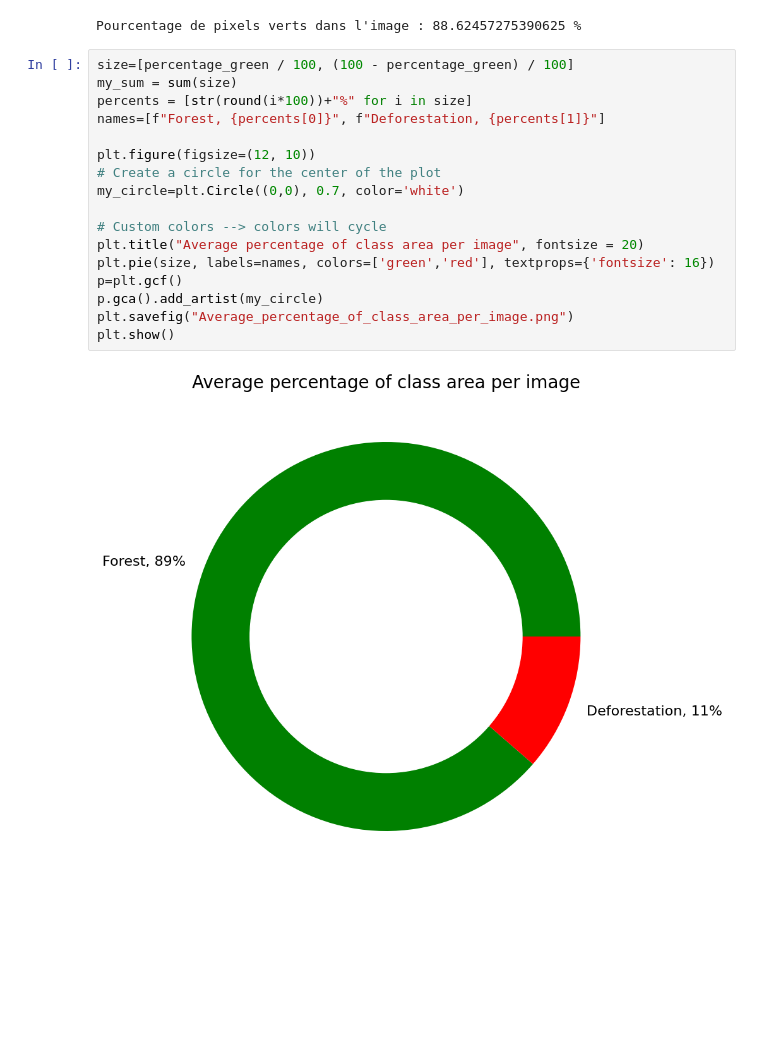
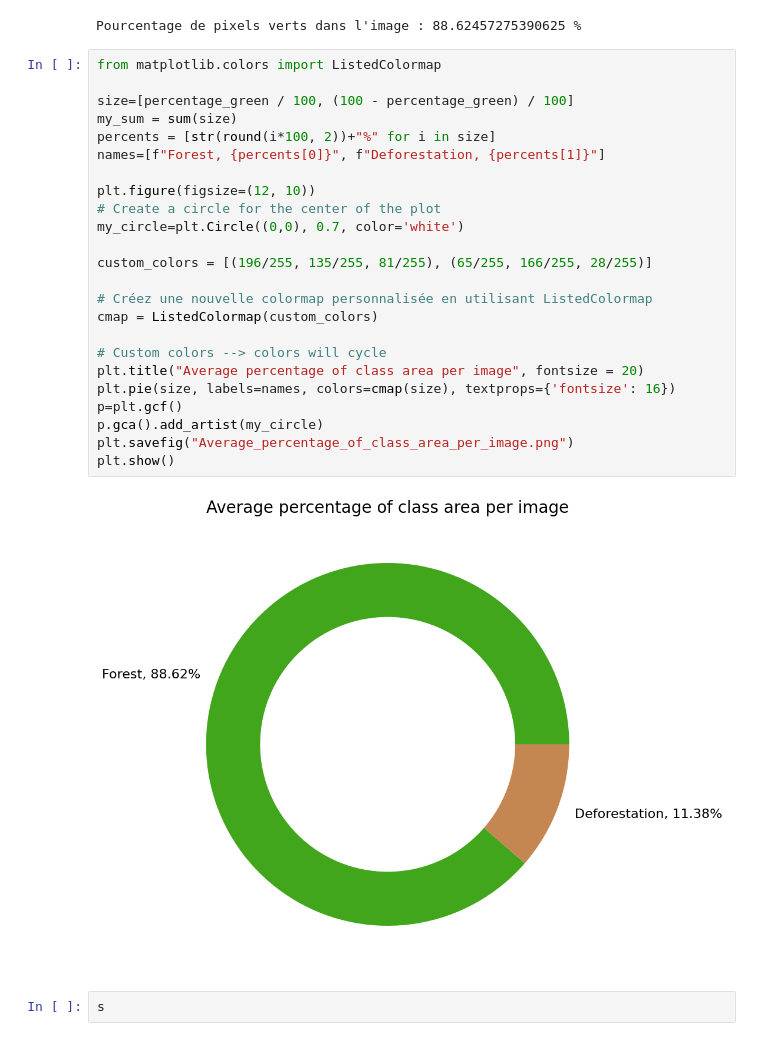
Before and after one commit to lassana99/EcoVision_PAS_2023, a Jupyter notebook: models/model_v1.ipynb, the cells around one changed output. Saved outputs shown, nothing was run; the diff lists cells and outputs as text; blank space fills up the shorter version.

```diff
--- a/models/model_v1.ipynb
+++ b/models/model_v1.ipynb
@@ -724,21 +724,30 @@ print("Pourcentage de pixels verts dans l'image :", percentage_green, "%")
 # %% [output]
 Pourcentage de pixels verts dans l'image : 88.62457275390625 %
 # %%
+from matplotlib.colors import ListedColormap
+
 size=[percentage_green / 100, (100 - percentage_green) / 100]
 my_sum = sum(size)
-percents = [str(round(i*100))+"%" for i in size]
+percents = [str(round(i*100, 2))+"%" for i in size]
 names=[f"Forest, {percents[0]}", f"Deforestation, {percents[1]}"]
 
 plt.figure(figsize=(12, 10))
 # Create a circle for the center of the plot
 my_circle=plt.Circle((0,0), 0.7, color='white')
 
+custom_colors = [(196/255, 135/255, 81/255), (65/255, 166/255, 28/255)]
+
+# Créez une nouvelle colormap personnalisée en utilisant ListedColormap
+cmap = ListedColormap(custom_colors)
+
 # Custom colors --> colors will cycle
 plt.title("Average percentage of class area per image", fontsize = 20)
-plt.pie(size, labels=names, colors=['green','red'], textprops={'fontsize': 16})
+plt.pie(size, labels=names, colors=cmap(size), textprops={'fontsize': 16})
 p=plt.gcf()
 p.gca().add_artist(my_circle)
 plt.savefig("Average_percentage_of_class_area_per_image.png")
 plt.show()
 # %% [output]
-[figure, old version]
+[figure, new version]
+# %%
+s
```
